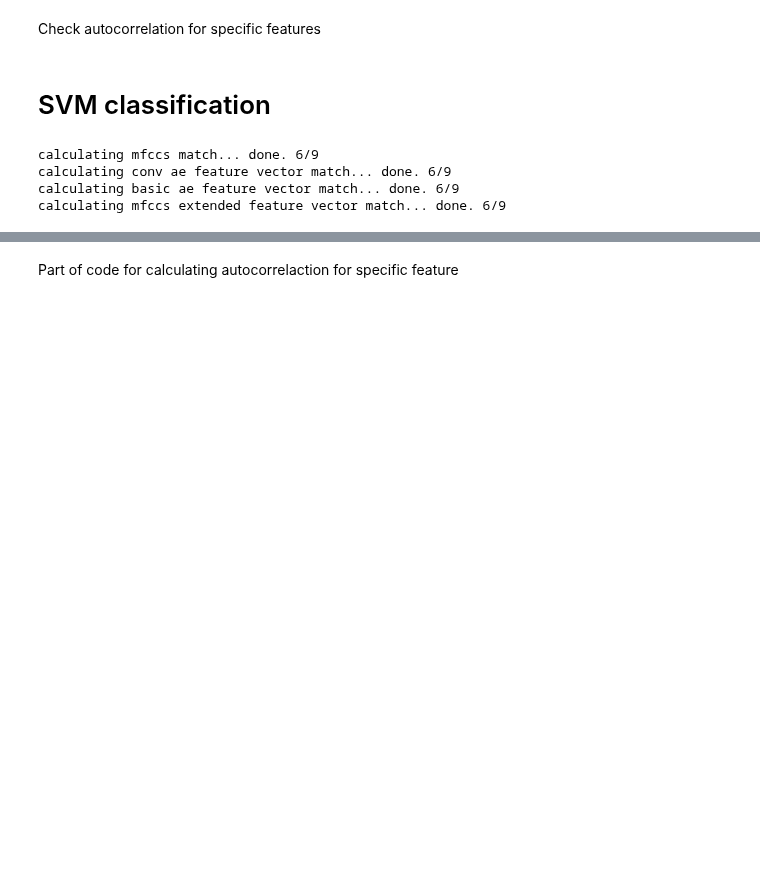
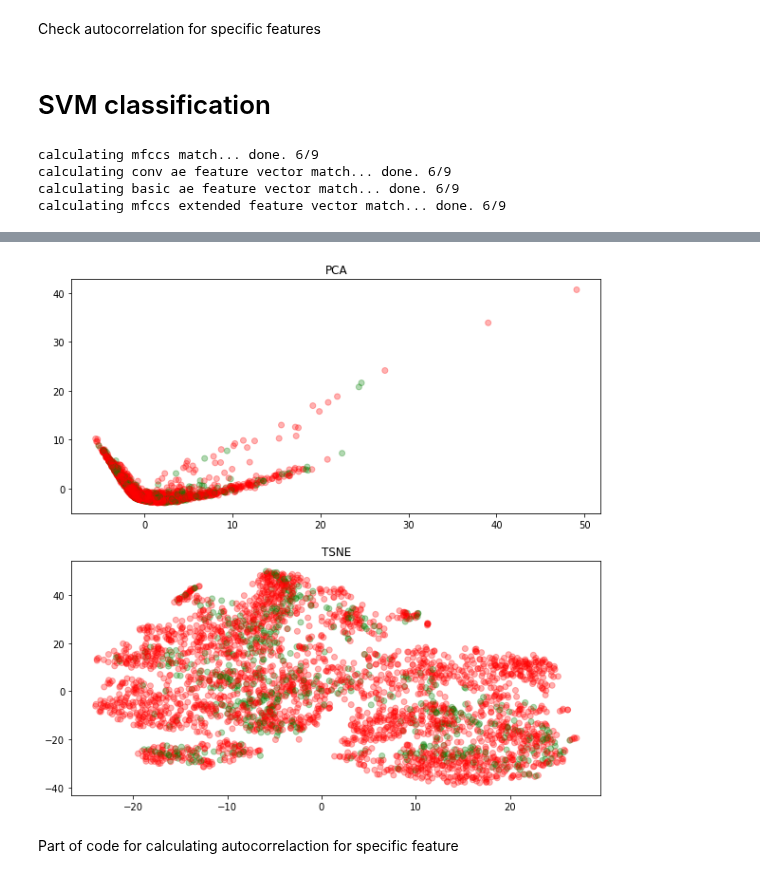
Before and after one commit to tymons/buzz-models, a Jupyter notebook: notebooks/autoencoder.ipynb, the cells around one changed output, grey strips where cells are left out. Cells and saved outputs as stored; diff of their text form; code cells hidden in the pictures; blank space fills up the shorter version.

```diff
--- a/notebooks/autoencoder.ipynb
+++ b/notebooks/autoencoder.ipynb
@@ -363,34 +446,36 @@ import matplotlib.pyplot as plt
 from sklearn.decomposition import PCA
 from sklearn.manifold import TSNE
 
 start_hour = 23
 end_hour = 2
 
 reduce_df = pd.DataFrame(df_hive_data)
-reduce_df['feature_vector'] = StandardScaler().fit_transform(df_hive_data['feature_vector'].values.tolist()).tolist()
+reduce_df['feature_vector'] = StandardScaler().fit_transform(df_hive_data['bae_feature_vector'].values.tolist()).tolist()
 
 reduced_ae_pca = PCA(n_components=2).fit_transform(reduce_df['feature_vector'].values.tolist())
 reduced_ae_tsne =  TSNE(n_components=2, perplexity=100, learning_rate=500).fit_transform(reduce_df['feature_vector'].values.tolist())
 is_night_list = (reduce_df.index.hour >= start_hour) | (reduce_df.index.hour <= end_hour)
 
 colors = ['red', 'green', 'blue', 'yellow']
 labels = ['day', 'night']
 
 fig, axs = plt.subplots(2, figsize=(10,10))
 
 axs[0].scatter(x=[data[0] for data in reduced_ae_pca],
                y=[data[1] for data in reduced_ae_pca],
                c=[colors[night] for night in is_night_list],
               alpha=0.3)
 axs[0].set_title('PCA')
 
 axs[1].scatter(x=[data[0] for data in reduced_ae_tsne],
                y=[data[1] for data in reduced_ae_tsne],
                c=[colors[night] for night in is_night_list],
               alpha=0.3)
 axs[1].set_title('TSNE')
 
 plt.show()
+# %% [output]
+[figure, added]
 # %%
 pca = PCA().fit(reduce_df['feature_vector'].values.tolist())
 
```
Also changed, not shown: parts of 14 cells of this notebook.
